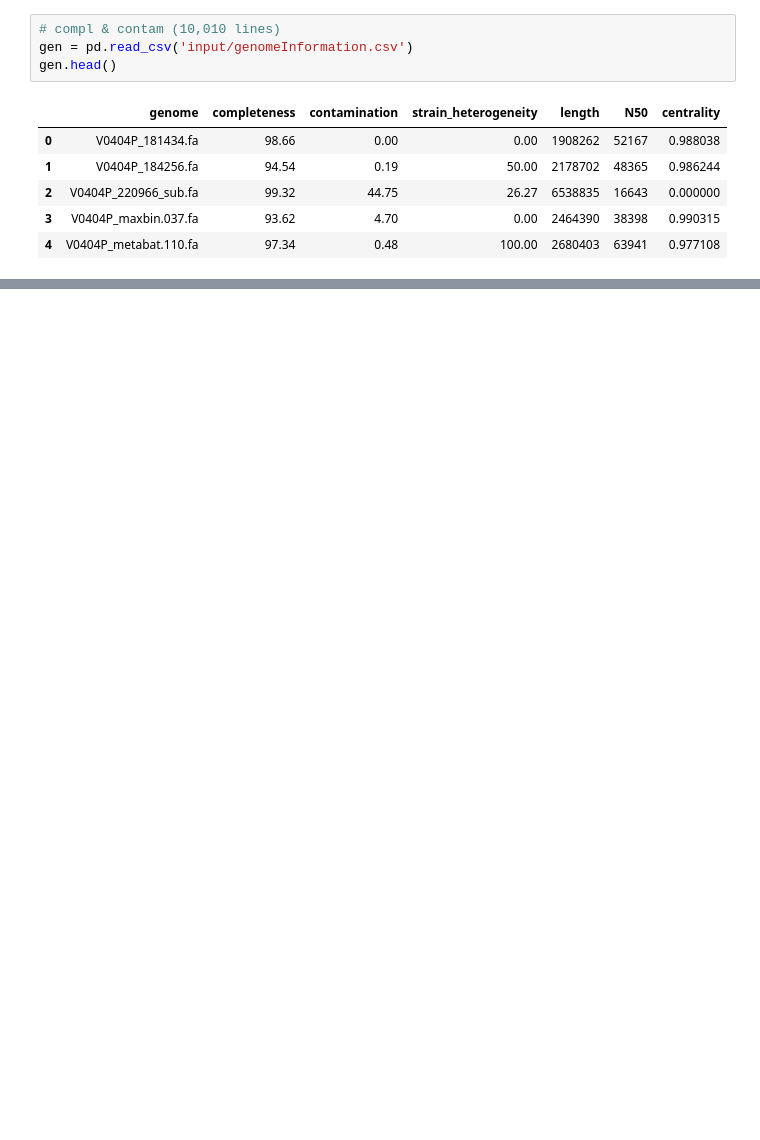
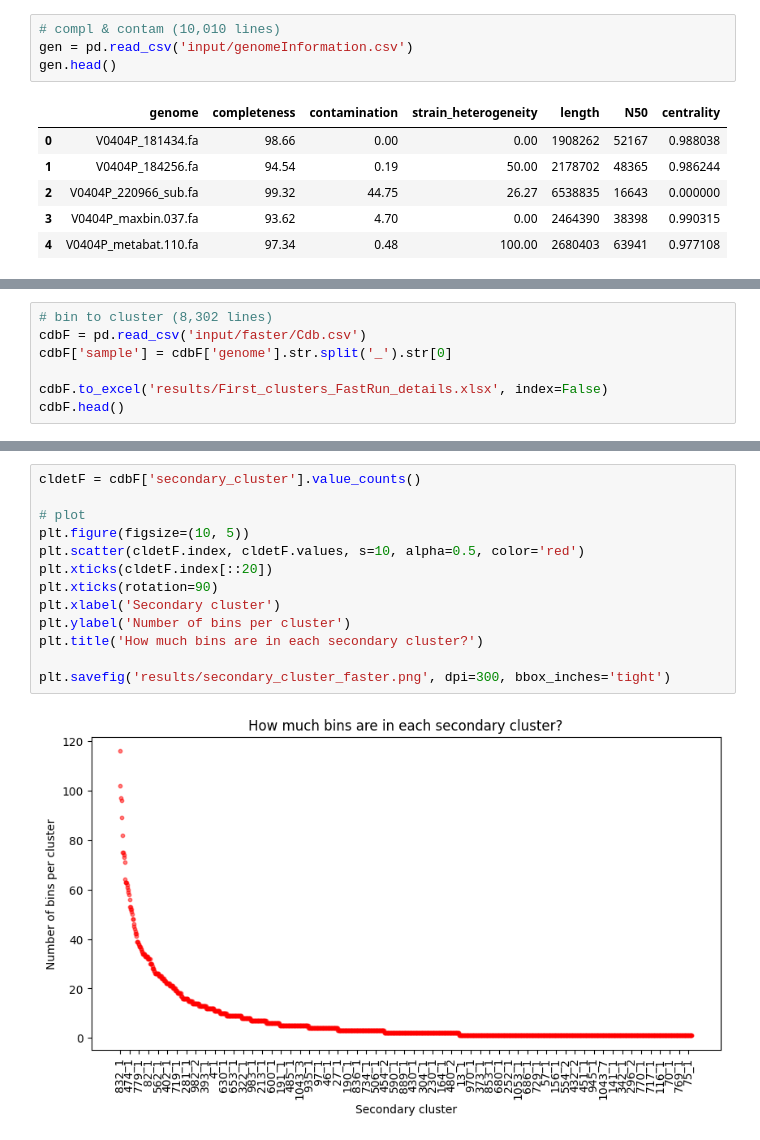
Before and after one commit to Chartiza/2023_Clusters, a Jupyter notebook: Clusters_RAD.ipynb, the cells around one changed output, grey strips where cells are left out. Drawn from its saved outputs; the diff is of its cells as text; blank space fills up the shorter version.

Commit message:
faster run added

```diff
--- a/Clusters_RAD.ipynb
+++ b/Clusters_RAD.ipynb
@@ -64,0 +69,7 @@ gen.head()
+# %%
+# bin to cluster (8,302 lines)
+cdbF = pd.read_csv('input/faster/Cdb.csv')
+cdbF['sample'] = cdbF['genome'].str.split('_').str[0]
+
+cdbF.to_excel('results/First_clusters_FastRun_details.xlsx', index=False)
+cdbF.head()
@@ -64,0 +104,15 @@ gen.head()
+# %%
+cldetF = cdbF['secondary_cluster'].value_counts()
+
+# plot
+plt.figure(figsize=(10, 5))
+plt.scatter(cldetF.index, cldetF.values, s=10, alpha=0.5, color='red')
+plt.xticks(cldetF.index[::20])
+plt.xticks(rotation=90)
+plt.xlabel('Secondary cluster')
+plt.ylabel('Number of bins per cluster')
+plt.title('How much bins are in each secondary cluster?')
+
+plt.savefig('results/secondary_cluster_faster.png', dpi=300, bbox_inches='tight')
+# %% [output]
+[figure, added]
```
Also changed, not shown: parts of 10 cells of this notebook, 4 other files.
